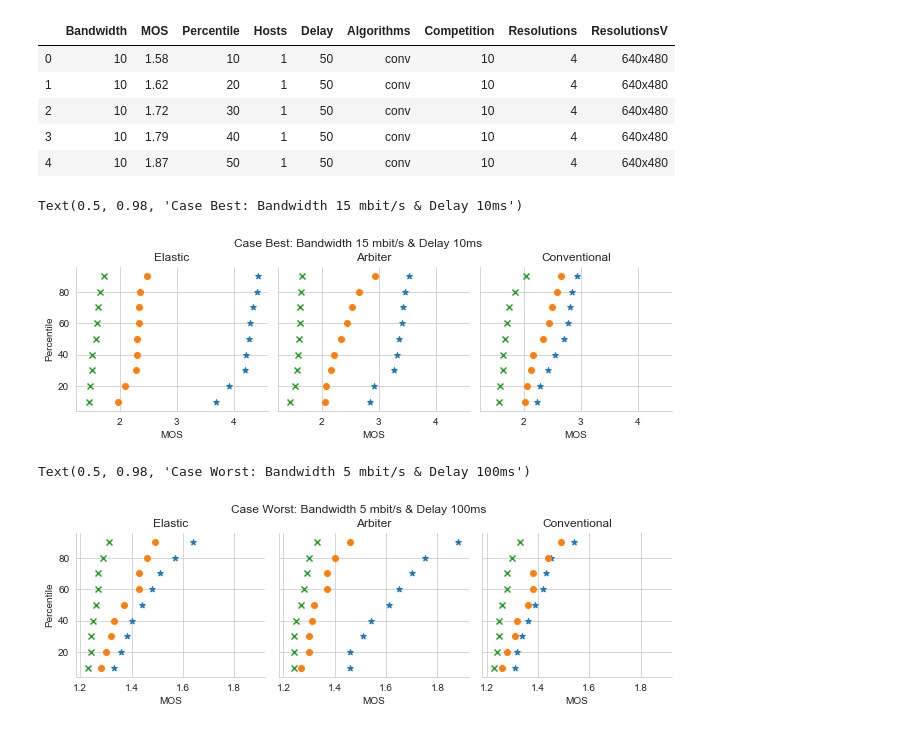
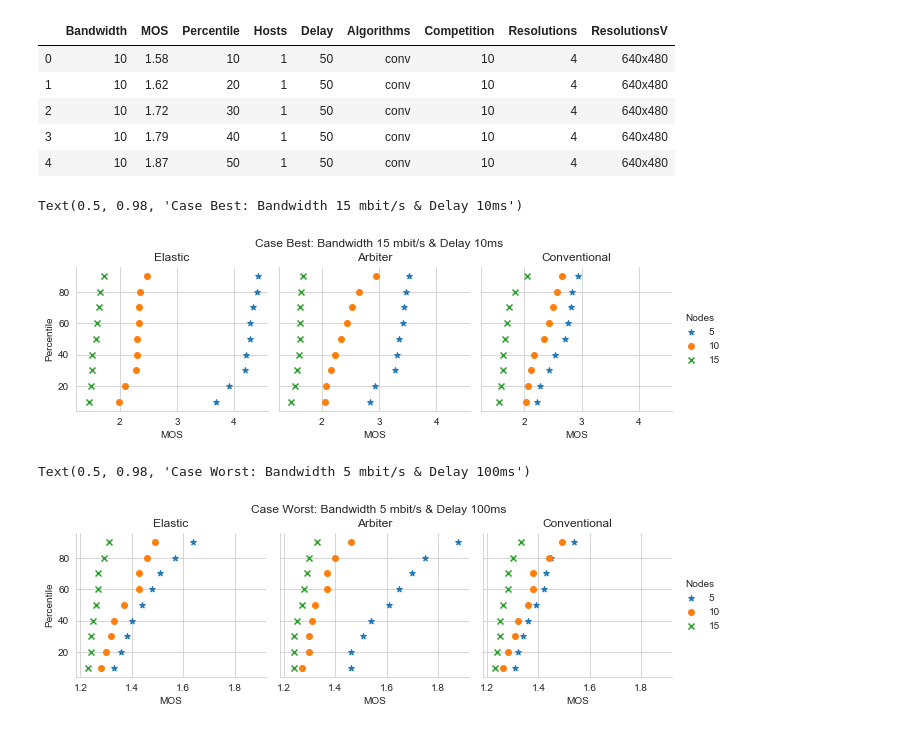
Before and after one commit to razaulmustafa852/goDash, a Jupyter notebook: Algos.ipynb, the cells around one changed output. Saved outputs shown, nothing was run; the diff lists cells and outputs as text; code cells hidden in the pictures.

```diff
--- a/Algos.ipynb
+++ b/Algos.ipynb
@@ -26,20 +26,20 @@ dataAlgosBand15 = df[(df['Bandwidth'] == 15) & (df['Delay'] == 10)]
 # %%
 g = sns.FacetGrid(dataAlgosBand15, col="Algorithms", hue="Competition",hue_kws={"marker": ["*", "o","x"]}, col_order=['elastic','arbiter','conv'])
 g.map(plt.scatter, "MOS", "Percentile")
-
+g.add_legend(title= 'Nodes');
 axes = g.axes.flatten()
 axes[0].set_title("Elastic")
 axes[1].set_title("Arbiter")
 axes[2].set_title("Conventional")
 plt.subplots_adjust(top=0.85)
 g.fig.suptitle('Case Best: Bandwidth 15 mbit/s & Delay 10ms') # can also get the figure from plt.gcf()
 # %% [output]
 Text(0.5, 0.98, 'Case Best: Bandwidth 15 mbit/s & Delay 10ms')
-[figure, old version]
+[figure, new version]
 # %%
 g = sns.FacetGrid(dataAlgosBand5, col="Algorithms", hue="Competition",hue_kws={"marker": ["*", "o","x"]}, col_order=['elastic','arbiter','conv'])
 g.map(plt.scatter, "MOS", "Percentile")
-
+g.add_legend(title= 'Nodes');
 axes = g.axes.flatten()
 axes[0].set_title("Elastic")
 axes[1].set_title("Arbiter")
@@ -48,4 +48,4 @@ plt.subplots_adjust(top=0.85)
 g.fig.suptitle('Case Worst: Bandwidth 5 mbit/s & Delay 100ms') # can also get the figure from plt.gcf()
 # %% [output]
 Text(0.5, 0.98, 'Case Worst: Bandwidth 5 mbit/s & Delay 100ms')
-[figure, old version]
+[figure, new version]
```
